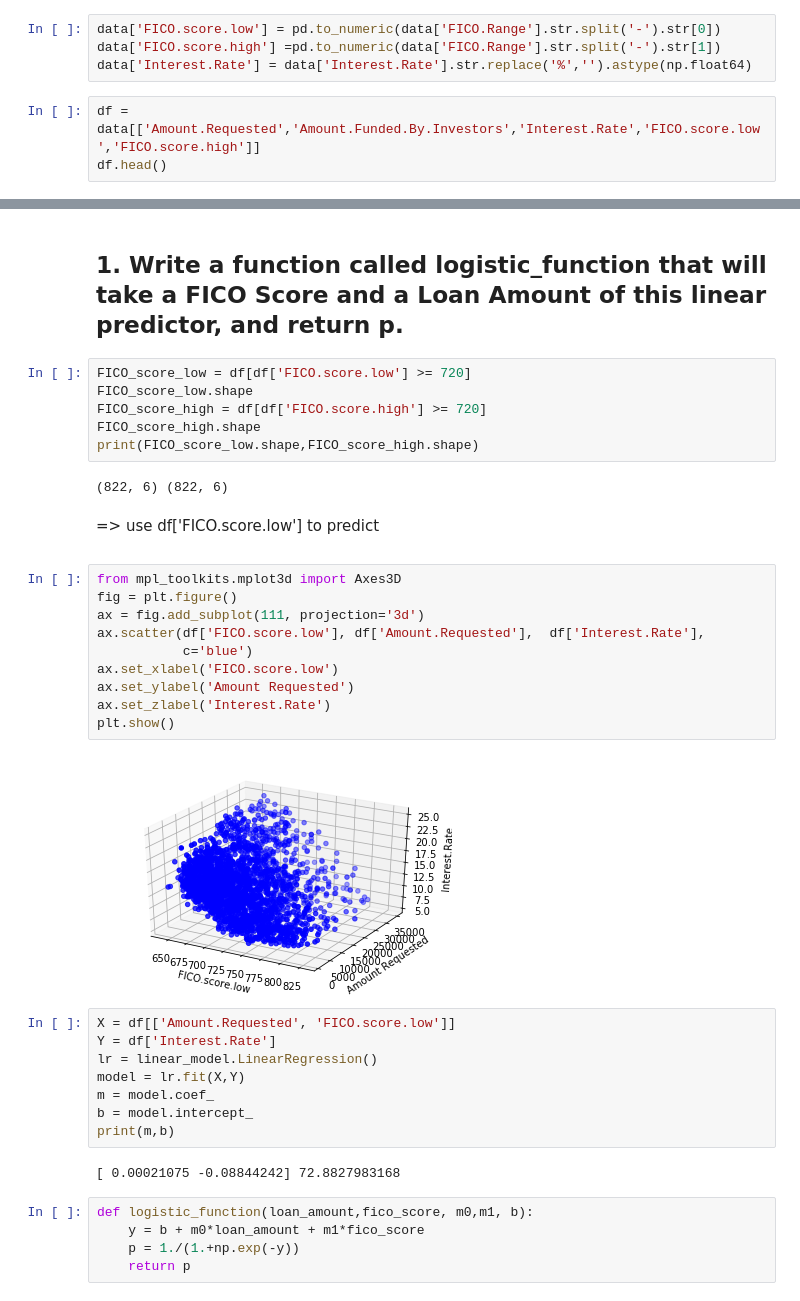
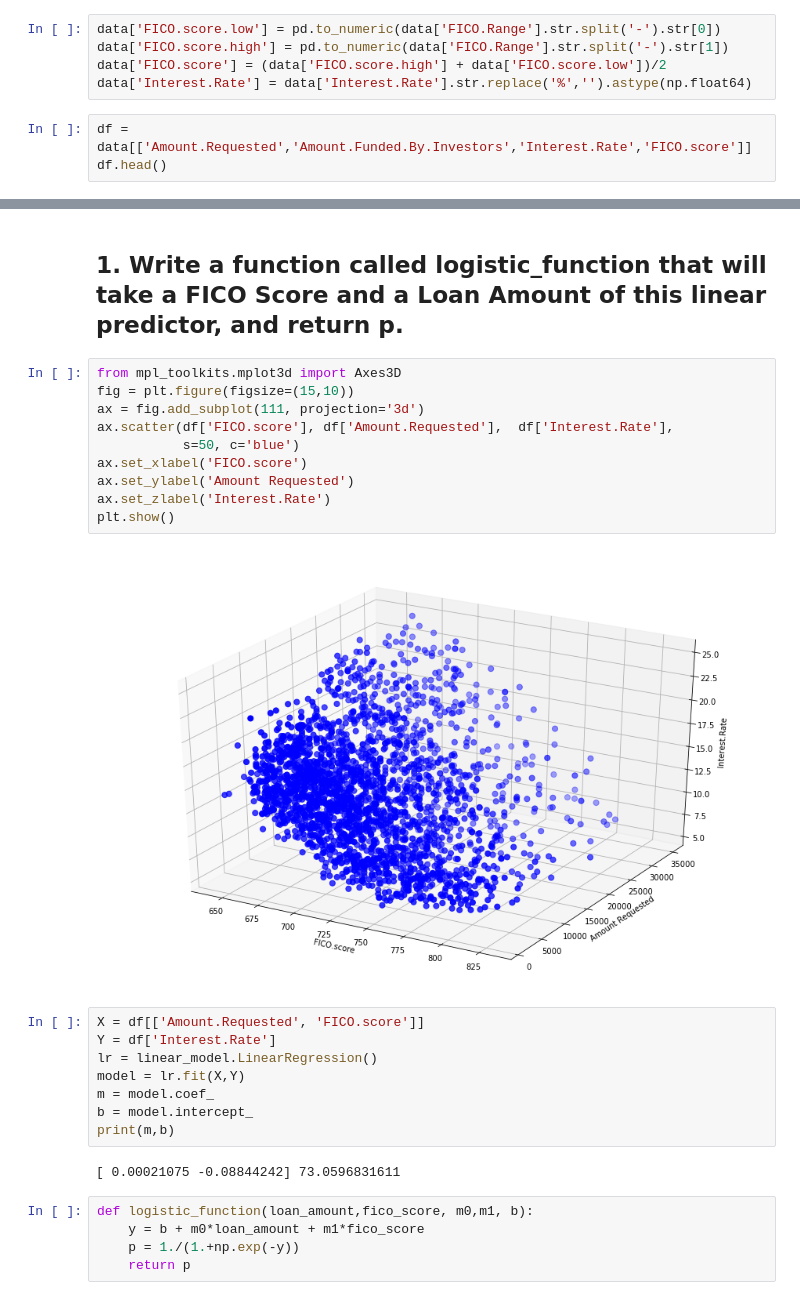
Before and after one commit to ducdan/Machine-Learning-Course, a Jupyter notebook: Users/LeTrongTinh/Lending Club project/Lending Club project.ipynb, the cells around one changed output, grey strips where cells are left out. Saved outputs shown, nothing was run; the diff lists cells and outputs as text.

```diff
--- a/Users/LeTrongTinh/Lending Club project/Lending Club project.ipynb
+++ b/Users/LeTrongTinh/Lending Club project/Lending Club project.ipynb
@@ -26,9 +26,10 @@ data.head(5)
 | 4 | 33182 | 12000 | 12000.0 | 11.71% | 36 months | credit_card | ... |
 # %%
 data['FICO.score.low'] = pd.to_numeric(data['FICO.Range'].str.split('-').str[0])
-data['FICO.score.high'] =pd.to_numeric(data['FICO.Range'].str.split('-').str[1])
+data['FICO.score.high'] = pd.to_numeric(data['FICO.Range'].str.split('-').str[1])
+data['FICO.score'] = (data['FICO.score.high'] + data['FICO.score.low'])/2
 data['Interest.Rate'] = data['Interest.Rate'].str.replace('%','').astype(np.float64)
 # %%
-df =  data[['Amount.Requested','Amount.Funded.By.Investors','Interest.Rate','FICO.score.low','FICO.score.high']]
+df =  data[['Amount.Requested','Amount.Funded.By.Investors','Interest.Rate','FICO.score']]
 df.head()
 # %% [output]
@@ -53,29 +54,19 @@ df.describe()
 # %% [markdown]
 <h2> 1.	Write a function called logistic_function that will take a FICO Score and a Loan Amount of this linear predictor, and return p. </h2>
-# %%
-FICO_score_low = df[df['FICO.score.low'] >= 720]
-FICO_score_low.shape
-FICO_score_high = df[df['FICO.score.high'] >= 720]
-FICO_score_high.shape
-print(FICO_score_low.shape,FICO_score_high.shape)
-# %% [output]
-(822, 6) (822, 6)
-# %% [markdown]
-<p> =>  use df['FICO.score.low'] to predict <p>
 # %%
 from mpl_toolkits.mplot3d import Axes3D
-fig = plt.figure()
+fig = plt.figure(figsize=(15,10))
 ax = fig.add_subplot(111, projection='3d')
-ax.scatter(df['FICO.score.low'], df['Amount.Requested'],  df['Interest.Rate'],
-           c='blue')
-ax.set_xlabel('FICO.score.low')
+ax.scatter(df['FICO.score'], df['Amount.Requested'],  df['Interest.Rate'],
+           s=50, c='blue')
+ax.set_xlabel('FICO.score')
 ax.set_ylabel('Amount Requested')
 ax.set_zlabel('Interest.Rate')
 plt.show()
 # %% [output]
-[figure, old version]
+[figure, new version]
 # %%
-X = df[['Amount.Requested', 'FICO.score.low']]
+X = df[['Amount.Requested', 'FICO.score']]
 Y = df['Interest.Rate']
 lr = linear_model.LinearRegression()
 model = lr.fit(X,Y)
@@ -83,7 +74,7 @@ m = model.coef_
 b = model.intercept_
 print(m,b)
 # %% [output]
-[ 0.00021075 -0.08844242] 72.8827983168
+[ 0.00021075 -0.08844242] 73.0596831611
 # %%
 def logistic_function(loan_amount,fico_score, m0,m1, b):
     y = b + m0*loan_amount + m1*fico_score
```
Also changed, not shown: parts of 12 cells of this notebook.
